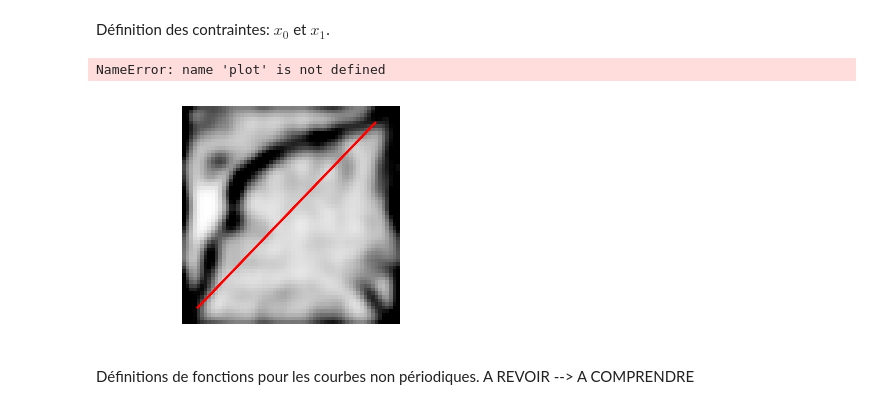
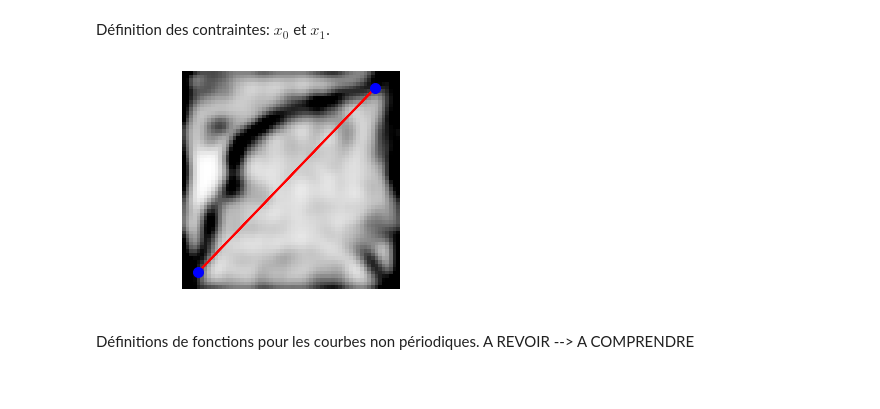
Before and after one commit to MargotSirdey/Mini_Projet_Active_Contours, a Jupyter notebook: machine_learning_parametric.ipynb, the cells around one changed output. Drawn from its saved outputs; the diff is of its cells as text; code cells hidden in the pictures.

```diff
--- a/machine_learning_parametric.ipynb
+++ b/machine_learning_parametric.ipynb
@@ -384,12 +384,11 @@ gamma = gamma0 #initialisation de l'évolution avec la courbe initiale
 # %%
 plt.clf
 imageplot(transpose(W))
 cplot(gamma,'r', 2)
-plot(real(gamma[0]), imag(gamma[0]), 'b.', markersize=20)
-plot(real(gamma[-1]), imag(gamma[-1]), 'b.', markersize=20);
+plt.plot(real(gamma[0]), imag(gamma[0]), 'b.', markersize=20)
+plt.plot(real(gamma[-1]), imag(gamma[-1]), 'b.', markersize=20);
 # %% [output]
-NameError: name 'plot' is not defined
-[figure, old version]
+[figure, new version]
 # %% [markdown]
 Définitions de fonctions pour les courbes non périodiques. A REVOIR --> A COMPRENDRE
 # %%
```
Also changed, not shown: parts of 6 cells of this notebook.
